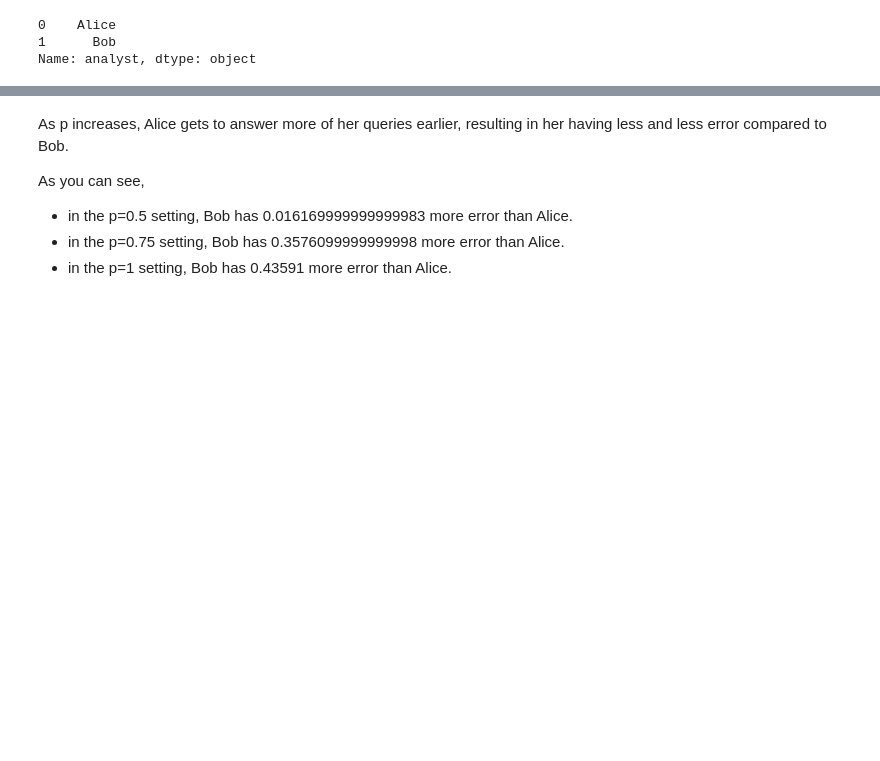
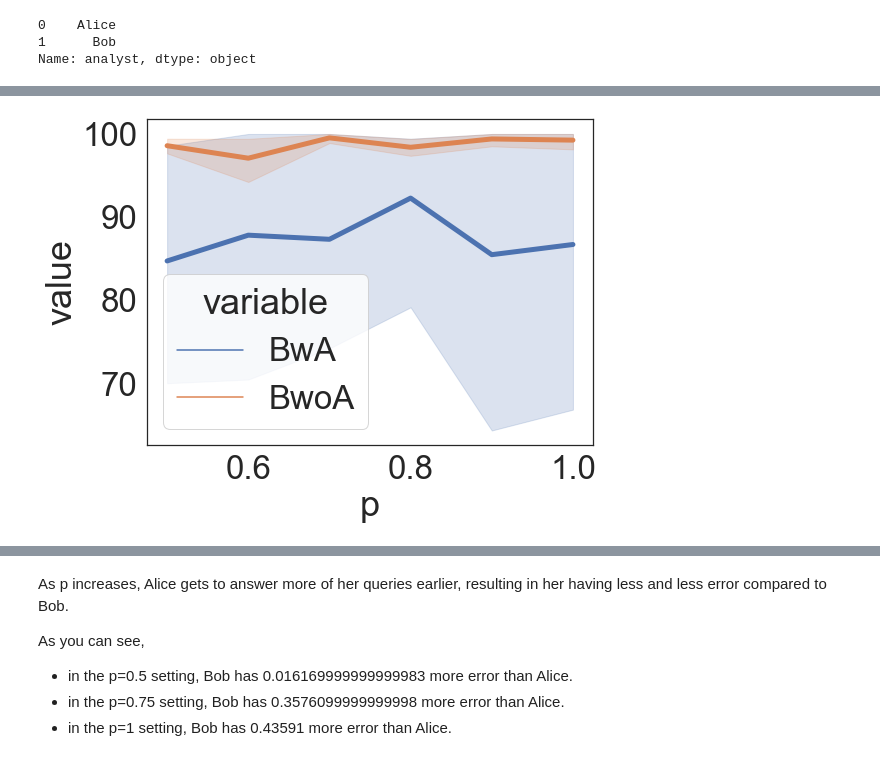
Before and after one commit to yikai-wu/Multi-Analyst-DP, a Jupyter notebook: src/online/SkewedScheduler.ipynb, the cells around one changed output, grey strips where cells are left out. Cells and saved outputs as stored; diff of their text form; code cells hidden in the pictures; blank space fills up the shorter version.

```diff
--- a/src/online/SkewedScheduler.ipynb
+++ b/src/online/SkewedScheduler.ipynb
@@ -900,0 +1017,25 @@ plt.savefig(artifacts_path + "MotivatingEmpInt.png")
+# %%
+import seaborn as sns
+sns.set(font_scale=2)
+sns.set_style("white")
+
+df_emp_int_joint_long = pd.melt(df_emp_int_joint, id_vars='p', value_vars=['A_empint', 'B_empint'])
+#df_emp_int_joint_long
+
+ax = sns.lineplot(data=df_emp_int_joint_long,
+            x="p",
+             y="value",
+             hue="variable",
+             lw=5)
+
+ax.set_xlim([.5, 1.1])
+ax.set_ylabel('')
+plt.legend([],[], frameon=False)
+ax.set_xticks([0.5, 0.75, 1])
+ax.axhline(1,
+           lw = 5,
+          #xmin=0,
+          #xmax=0.83,
+          color='black')
+artifacts_path = '/Users/albertsun/Projects/artifacts/'
+plt.savefig(artifacts_path + "MotivatingEmpInt_joint_pctqueries.png")
@@ -900,0 +1161,3 @@ plt.savefig(artifacts_path + "MotivatingEmpInt.png")
+# %%
+df_max_ratio_practical = get_max_ratio_df('practical')
+df_max_ratio_practical
@@ -900,0 +1181,10 @@ plt.savefig(artifacts_path + "MotivatingEmpInt.png")
+# %%
+df_max_ratio_long_B = pd.melt(df_max_ratio_practical, id_vars='p', value_vars=['BwA', 'BwoA'])
+sns.lineplot(data=df_max_ratio_long_B,
+             x="p",
+             y="value",
+             hue="variable",
+             lw=5)
+plt.savefig(artifacts_path + "max_ratio_error_B.pdf")
+# %% [output]
+[figure, added]
```
Also changed, not shown: parts of 74 cells of this notebook.
